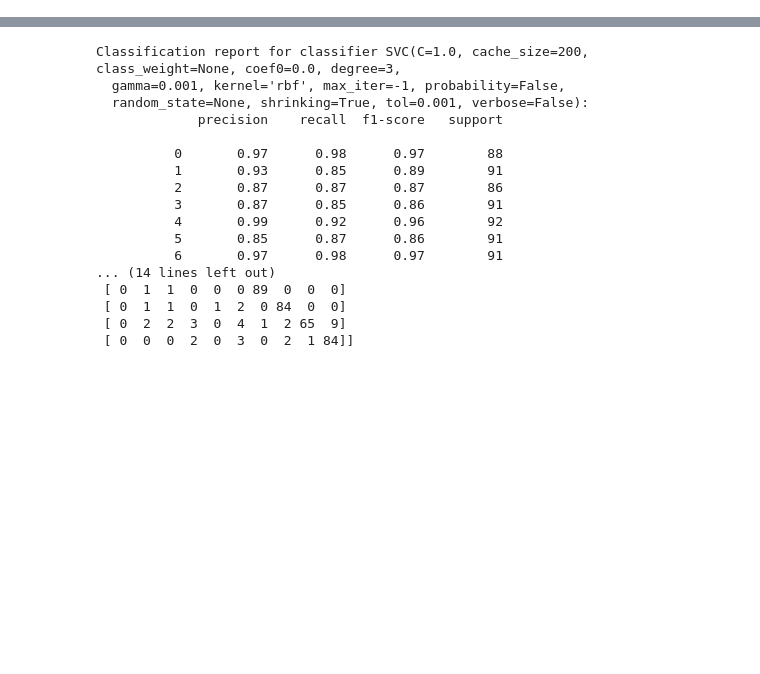
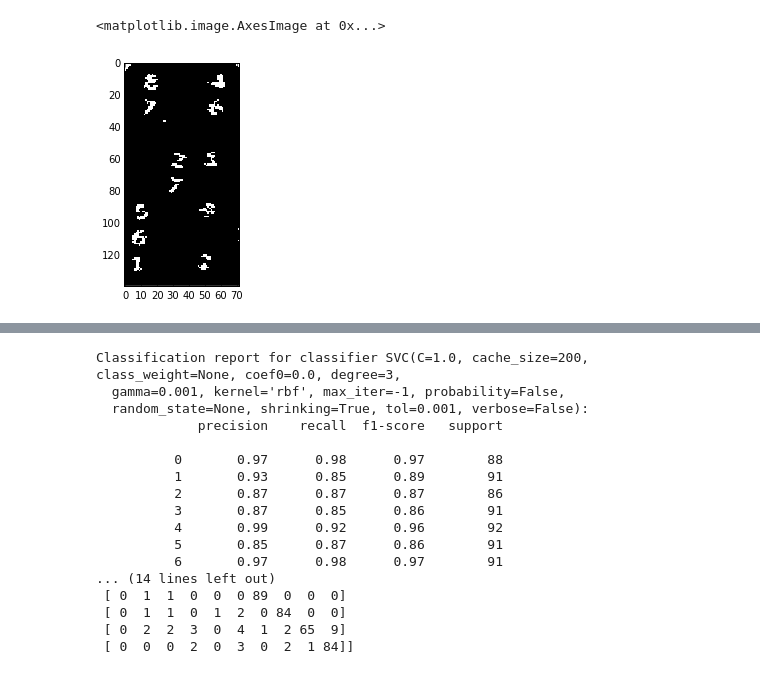
Before and after one commit to dan-ionut-fechete/ev3, a Jupyter notebook: notebooks/the-matrix.ipynb, the cells around one changed output, grey strips where cells are left out. Saved outputs shown, nothing was run; the diff lists cells and outputs as text; code cells hidden in the pictures; blank space fills up the shorter version.

```diff
--- a/notebooks/the-matrix.ipynb
+++ b/notebooks/the-matrix.ipynb
@@ -153,0 +253,13 @@ plt.imshow(skf.sobel(arr_right.astype(np.float64)), cmap=plt.cm.gray, interpolat
+# %%
+from skimage import data
+from skimage.morphology import disk
+from skimage.filter import threshold_otsu, rank
+from skimage.util import img_as_ubyte
+
+img = center.img.astype(np.uint8)
+#img = enhance_contrast(bilat, disk(3))
+local_otsu = rank.otsu(img, disk(5))
+plt.imshow(center.img <= local_otsu * 0.7, cmap=plt.cm.gray, interpolation='none')
+# %% [output]
+<matplotlib.image.AxesImage at 0x...>
+[figure, added]
```
Also changed, not shown: parts of 14 cells of this notebook, 1 other file.
